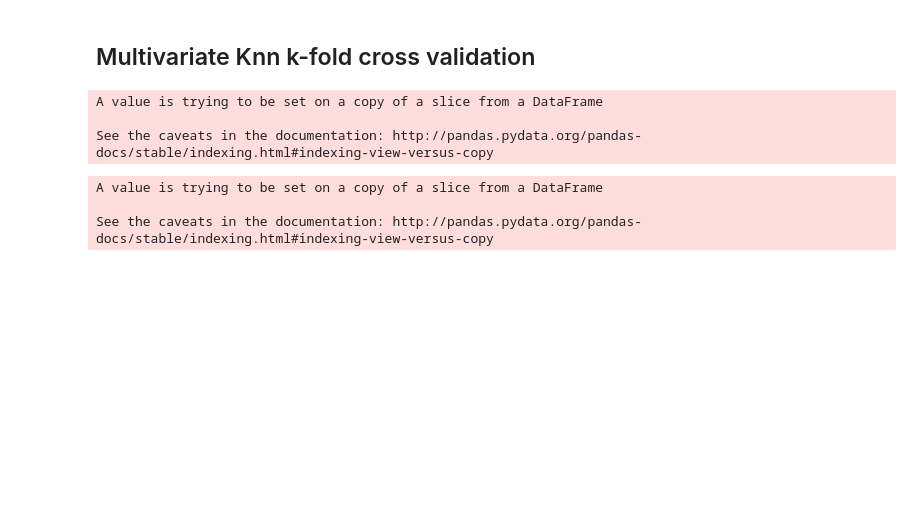
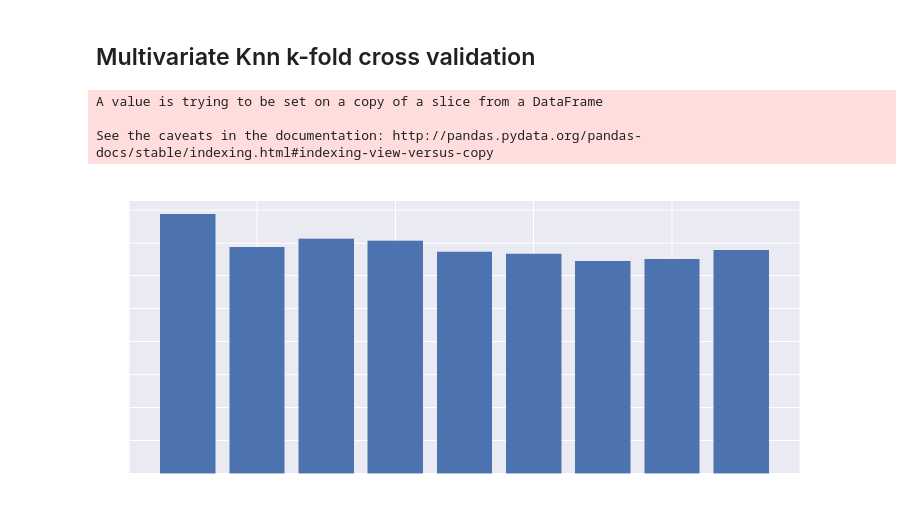
Before and after one commit to omarHazim/jupyterWorkflow, a Jupyter notebook: MLProjectCarspricesprediction.ipynb, the cells around one changed output. Drawn from its saved outputs; the diff is of its cells as text; code cells hidden in the pictures; blank space fills up the shorter version.

```diff
--- a/MLProjectCarspricesprediction.ipynb
+++ b/MLProjectCarspricesprediction.ipynb
@@ -591,28 +631,43 @@ def multi_knn_model_kfold(n_neigh, Kfold_num, rand_n):
     avrg_rmse_plt_df = pd.DataFrame(avrg_rmse, columns=['Avrg RMSE'] ,index=list(list(RMSE_total.values())[0]))
 
     return avrg_rmse_plt_df
+# %%
+# Knn model interactivity
+def Kfold_iter(n_neigh, min_rng, max_rng, n_rnd):
+    """
+    Apply multi_knn_model_kfold function to iterate thru a range of different kfolds
+    Imputs:
+    ____________
+     - n_neigh: int
+         n_neighbor parameter for Knn model
+     - min_rng: int
+         min value of a range
+     - max_rng: int
+         max value of a range
+     - min_rng: int
+         n range for random iterations
+    """
+    avrg_rmse_kfolg = []
+    for i in range(min_rng, max_rng):
+        d = multi_knn_model_kfold(n_neigh, i, n_rnd)
+        avrg_rmse_kfolg.append(d['Avrg RMSE'].mean())
+
+    #Set up the plot figures and style
+    ax.clear()
+    ax.bar([(idx+1) for idx, val in enumerate(avrg_rmse_kfolg)], avrg_rmse_kfolg)
+    frm_color = 'white'
+    ax.tick_params(color=frm_color, labelcolor=frm_color)
+    for spine in ax.spines.values():
+        spine.set_edgecolor(frm_color)
+    plt.style.use('seaborn')
+    plt.title('Multi Knn model with Kfold performance / Avrg-RMSE', color='white')
+    plt.show()
 # %%
 ## Apply Multivariate Knn with kfold methodology
-# iterating thru n_neigh
-#fig, ax= plt.subplots(1, figsize=(13, 5))
-#optimize_knn_kfold = list(
-    #itertools.chain(
-        #*[np.mean(multi_knn_model_kfold(iter_1, 5, 10)) for iter_1 in range(2, 50)]
-    #)
-#)¨
-
-d = multi_knn_model_kfold(10, 5, 10)
+fig, ax = plt.subplots(1, figsize=(12,5))
+Kfold_iter(10, 2, 11, 2)
 # %% [output]
 A value is trying to be set on a copy of a slice from a DataFrame
 
 See the caveats in the documentation: http://pandas.pydata.org/pandas-docs/stable/indexing.html#indexing-view-versus-copy
+[figure, added]
-# %%
-# iterating thru n_neigh
-avrg_rmse_kfolg = []
-for i in range(2,11):
-    d = multi_knn_model_kfold(5, i, 10)
-    avrg_rmse_kfolg.append(d['Avrg RMSE'].mean())
-# %% [output]
-A value is trying to be set on a copy of a slice from a DataFrame
-
-See the caveats in the documentation: http://pandas.pydata.org/pandas-docs/stable/indexing.html#indexing-view-versus-copy
```
Also changed, not shown: parts of 18 cells of this notebook.
